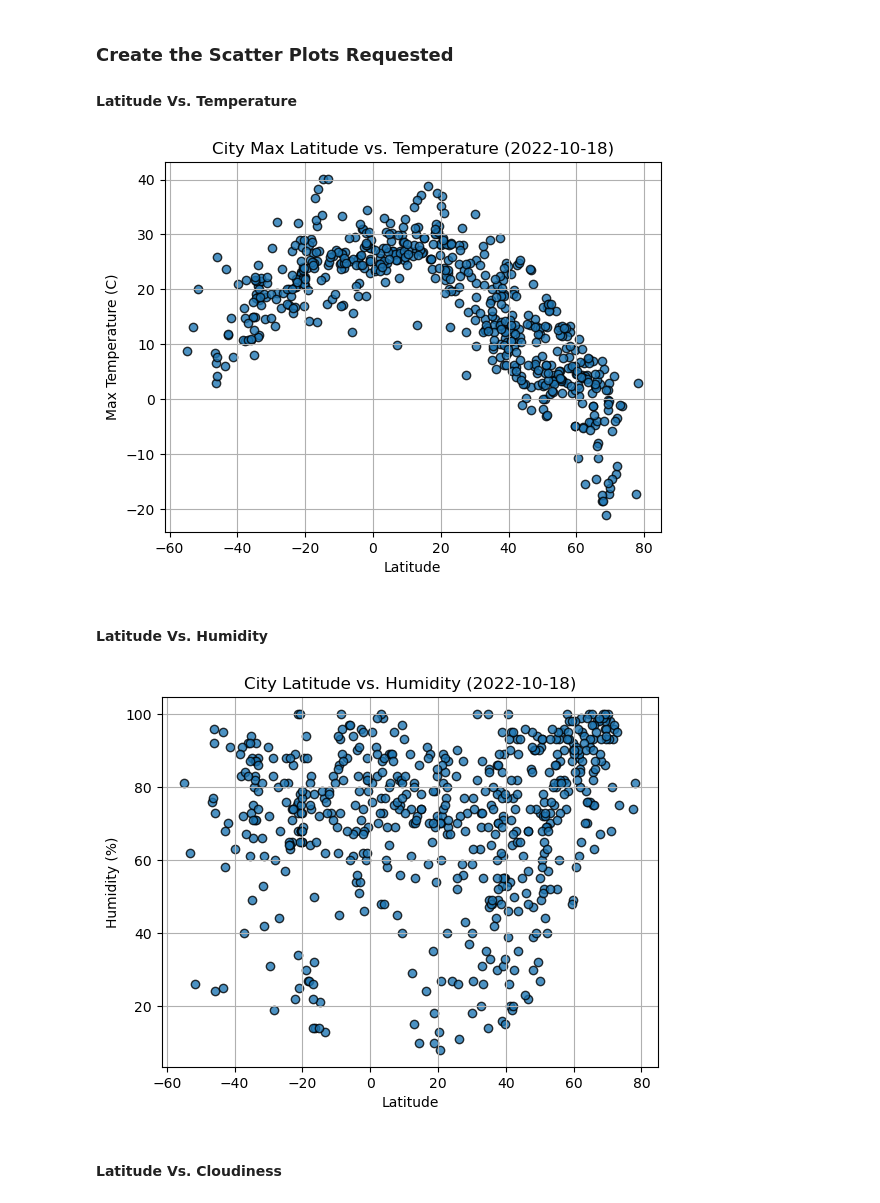
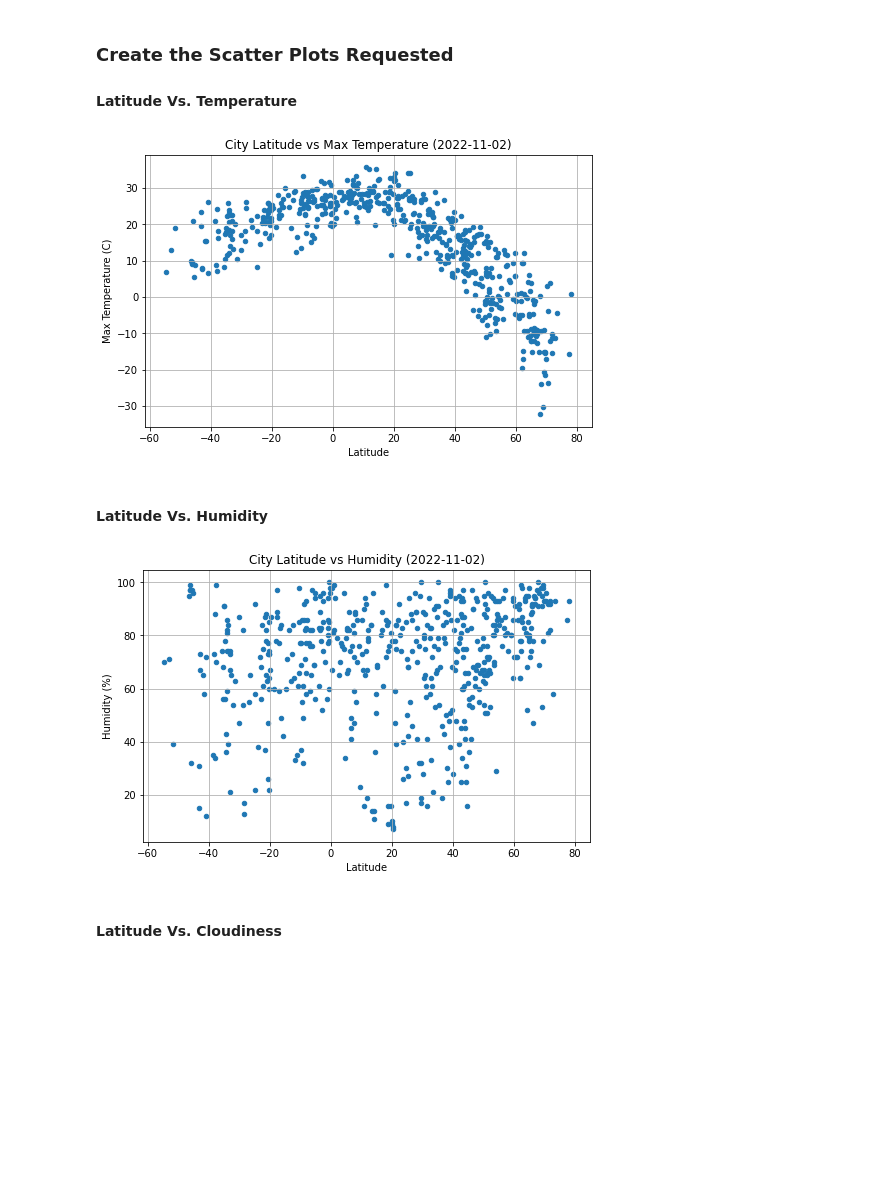
Before and after one commit to MarDuo2022/python-api-challenge, a Jupyter notebook: WeatherPy/WeatherPy.ipynb, the cells around one changed output. Saved outputs shown, nothing was run; the diff lists cells and outputs as text; code cells hidden in the pictures; blank space fills up the shorter version.

```diff
--- a/WeatherPy/WeatherPy.ipynb
+++ b/WeatherPy/WeatherPy.ipynb
@@ -191,26 +191,32 @@ city_data_df.head()
 #### Latitude Vs. Temperature
 # %%
 # Build scatter plot for latitude vs. temperature
-# YOUR CODE HERE
+city_data_df.plot(kind="scatter", grid=True,x='Lat',y='Max Temp',
+                  title=f"City Latitude vs Max Temperature ({pd.to_datetime('today').date()})",
+                  figsize=(8,5))
 
 # Incorporate the other graph properties
-# YOUR CODE HERE
+plt.xlabel('Latitude')
+plt.ylabel('Max Temperature (C)')
 
 # Save the figure
 plt.savefig("output_data/Fig1.png")
 
 # Show plot
 plt.show()
 # %% [output]
-[figure, old version]
+[figure, new version]
 # %% [markdown]
 #### Latitude Vs. Humidity
 # %%
 # Build the scatter plots for latitude vs. humidity
-# YOUR CODE HERE
+city_data_df.plot(kind="scatter", grid=True,x='Lat',y='Humidity',
+                  title=f"City Latitude vs Humidity ({pd.to_datetime('today').date()})",
+                  figsize=(8,5))
 
 # Incorporate the other graph properties
-# YOUR CODE HERE
+plt.xlabel('Latitude')
+plt.ylabel('Humidity (%)')
 
 # Save the figure
 plt.savefig("output_data/Fig2.png")
@@ -218,7 +224,7 @@ plt.savefig("output_data/Fig2.png")
 # Show plot
 plt.show()
 # %% [output]
-[figure, old version]
+[figure, new version]
 # %% [markdown]
 #### Latitude Vs. Cloudiness
 # %%
```
Also changed, not shown: parts of 4 cells of this notebook, 4 other files.
